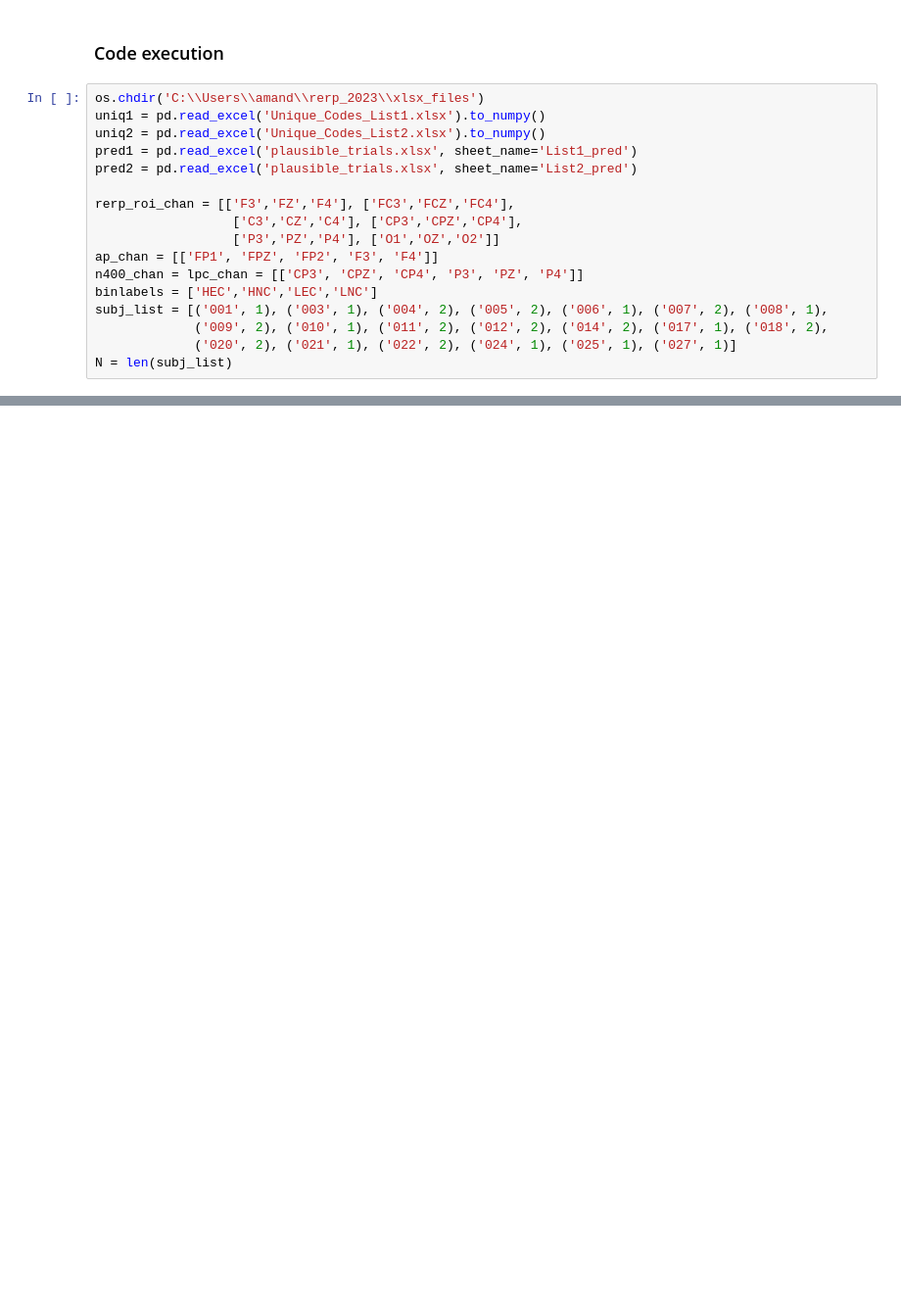
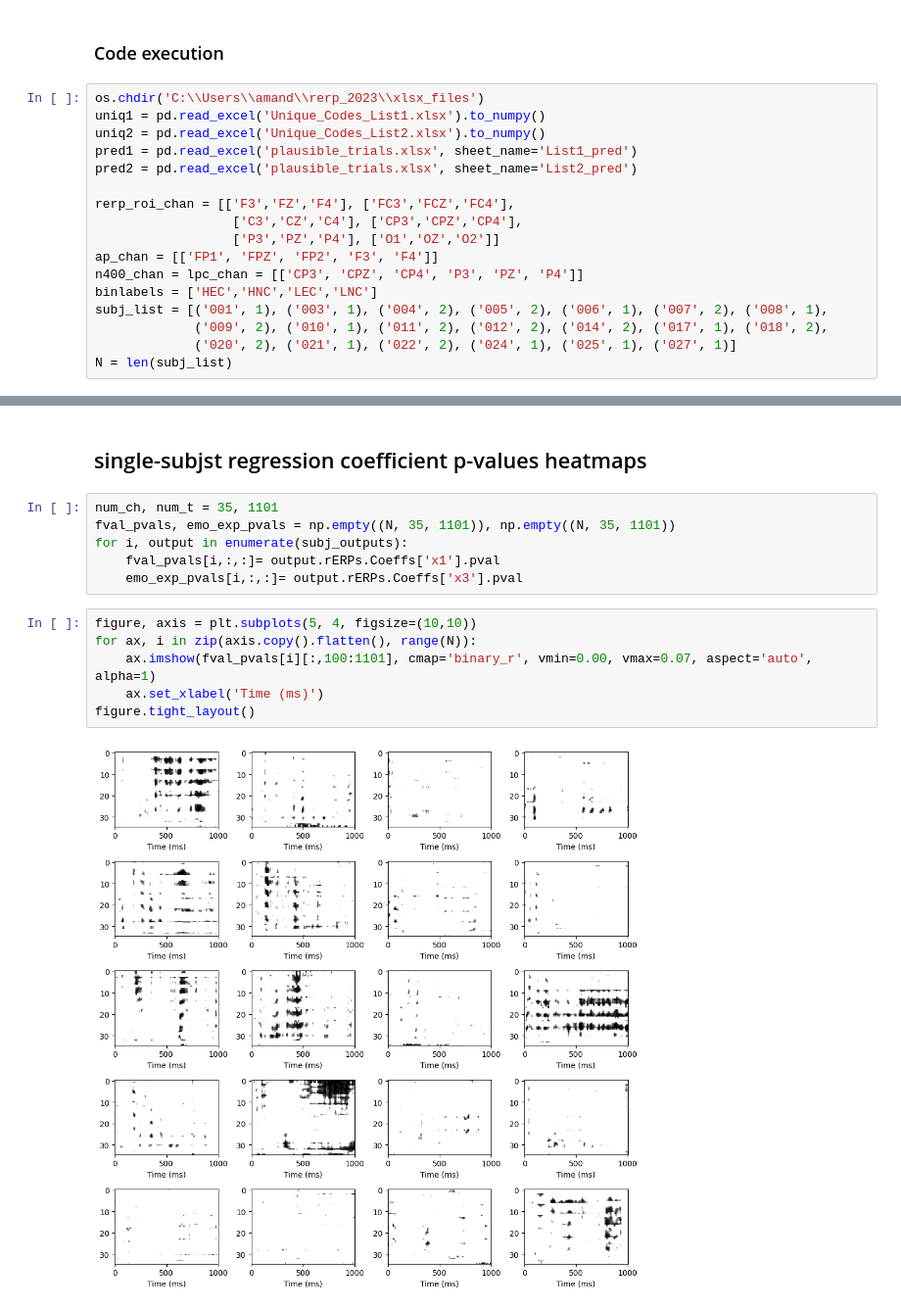
Before and after one commit to amandalin047/regression-based_ERP, a Jupyter notebook: rERP_2023/single_subjects/plausible_only.ipynb, the cells around one changed output, grey strips where cells are left out. Shown at 98% size. Saved outputs shown, nothing was run; the diff lists cells and outputs as text; blank space fills up the shorter version.

```diff
--- a/rERP_2023/single_subjects/plausible_only.ipynb
+++ b/rERP_2023/single_subjects/plausible_only.ipynb
@@ -603,0 +560,16 @@ rERP Grand Averaged Significant Coefficients
+# %% [markdown]
+## single-subjst regression coefficient p-values heatmaps
+# %%
+num_ch, num_t = 35, 1101
+fval_pvals, emo_exp_pvals = np.empty((N, 35, 1101)), np.empty((N, 35, 1101))
+for i, output in enumerate(subj_outputs):
+    fval_pvals[i,:,:]= output.rERPs.Coeffs['x1'].pval
+    emo_exp_pvals[i,:,:]= output.rERPs.Coeffs['x3'].pval
+# %%
+figure, axis = plt.subplots(5, 4, figsize=(10,10))
+for ax, i in zip(axis.copy().flatten(), range(N)):
+    ax.imshow(fval_pvals[i][:,100:1101], cmap='binary_r', vmin=0.00, vmax=0.07, aspect='auto', alpha=1)
+    ax.set_xlabel('Time (ms)')
+figure.tight_layout()
+# %% [output]
+[figure, added]
```
Also changed, not shown: parts of 9 cells of this notebook.
